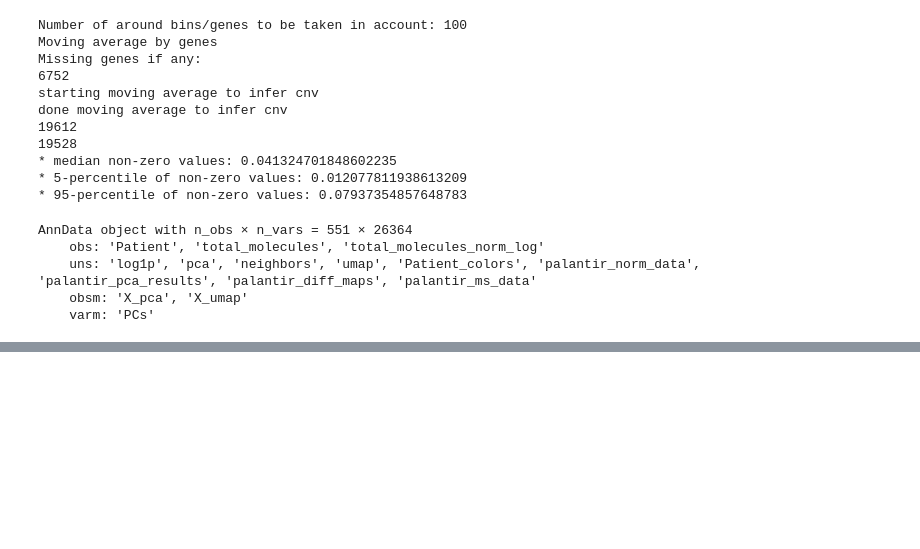
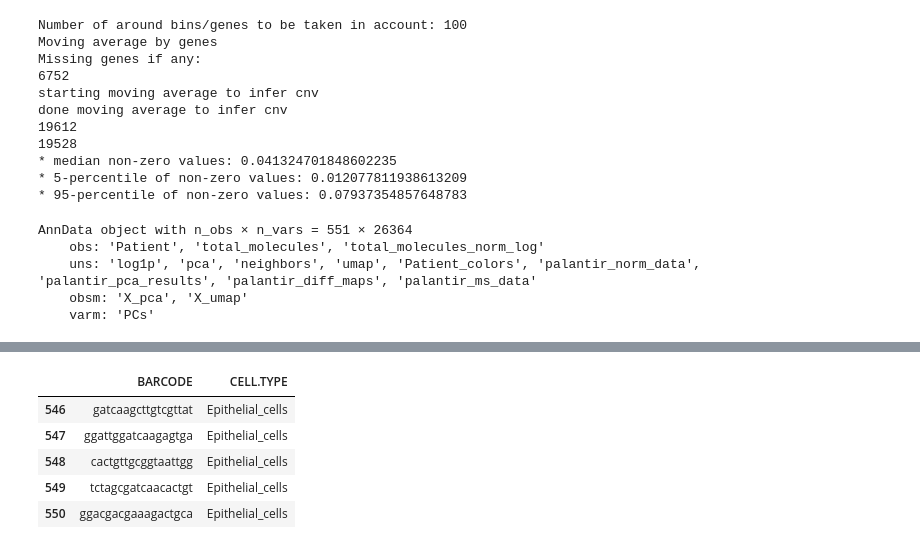
Before and after one commit to NCBI-Codeathons/Understand-cancer-evolution-through-single-cell-expression-dynamics, a Jupyter notebook: tools/palantir/scripts/palantir.ipynb, the cells around one changed output, grey strips where cells are left out. Saved outputs shown, nothing was run; the diff lists cells and outputs as text; code cells hidden in the pictures; blank space fills up the shorter version.

```diff
--- a/tools/palantir/scripts/palantir.ipynb
+++ b/tools/palantir/scripts/palantir.ipynb
@@ -376,0 +413,13 @@ AnnData object with n_obs × n_vars = 551 × 26364
+# %%
+PATH = "~/git_repos/Understand-cancer-evolution-through-single-cell-expression-dynamics/presentations/examples/"
+# %%
+cell_types = pd.read_csv(PATH + "GSM3348307_GSM3348308_barcode2celltype.tsv", sep="\t")
+
+cell_types.tail()
+# %% [output]
+|  | BARCODE | CELL.TYPE |
+| 546 | gatcaagcttgtcgttat | Epithelial_cells |
+| 547 | ggattggatcaagagtga | Epithelial_cells |
+| 548 | cactgttgcggtaattgg | Epithelial_cells |
+| 549 | tctagcgatcaacactgt | Epithelial_cells |
+| 550 | ggacgacgaaagactgca | Epithelial_cells |
```
Also changed, not shown: parts of 18 cells of this notebook, 1 other file.
